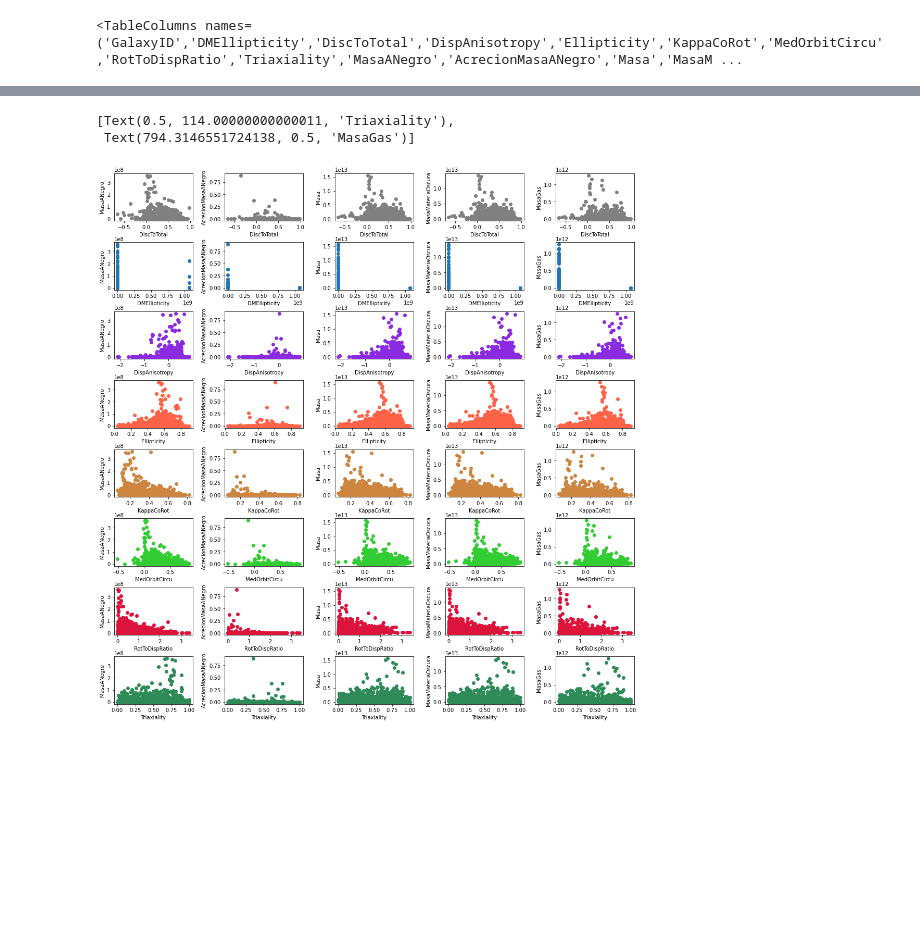
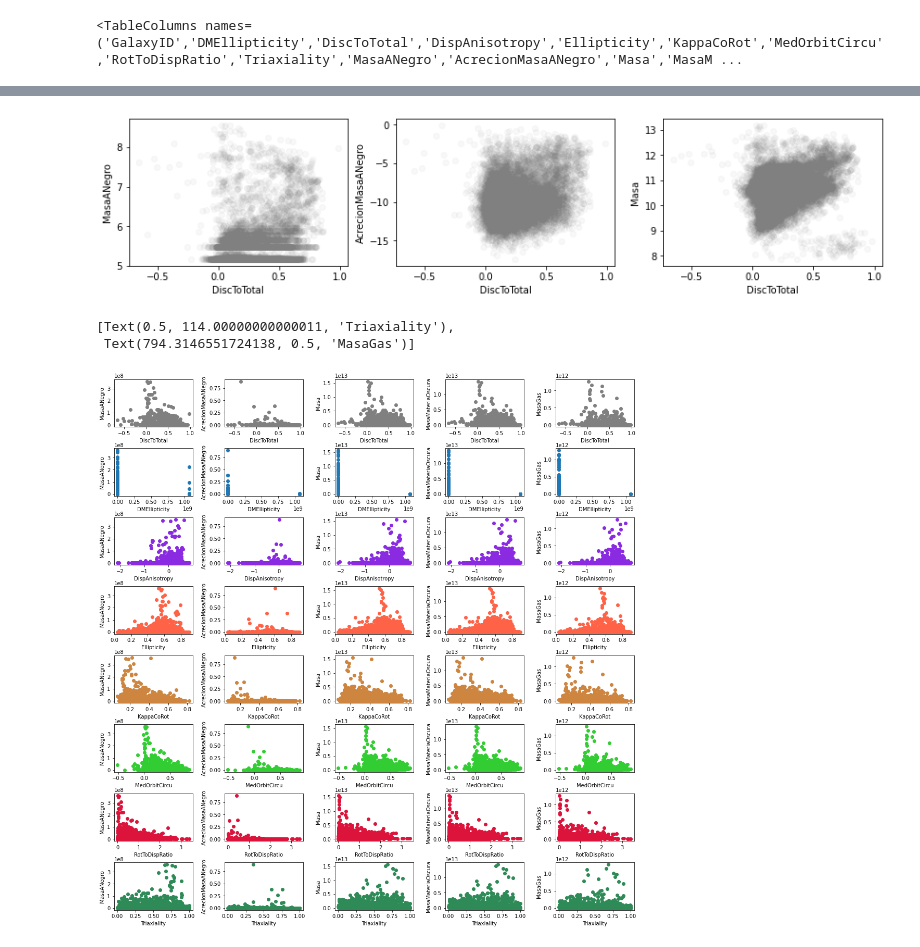
Before and after one commit to MariaPaulaRojas/RECA-internship, a Jupyter notebook: Analysis (code,notebooks)/GraficasIntento1.ipynb, the cells around one changed output, grey strips where cells are left out. Saved outputs shown, nothing was run; the diff lists cells and outputs as text; code cells hidden in the pictures; blank space fills up the shorter version.

```diff
--- a/Analysis (code,notebooks)/GraficasIntento1.ipynb
+++ b/Analysis (code,notebooks)/GraficasIntento1.ipynb
@@ -78,3 +56,15 @@ First_table.columns
+# %%
+fig, ax = plt.subplots(1,3,figsize=(12, 3))
+fig.tight_layout(pad=2)
+
+parametros = ['MasaANegro', 'AcrecionMasaANegro', 'Masa']
+
+for i_param, param  in enumerate(parametros):
+    ax[i_param].scatter(First_table['DiscToTotal'], np.log10(First_table[param]),
+                        color = 'gray', alpha=0.05)
+    ax[i_param].set(xlabel='DiscToTotal', ylabel=param)
+# %% [output]
+[figure, added]
 # %%
 fig, ax = plt.subplots(8,5,figsize=(15, 15))
 fig.tight_layout(pad=2)
```
Also changed, not shown: parts of 17 cells of this notebook, 1 other file.
